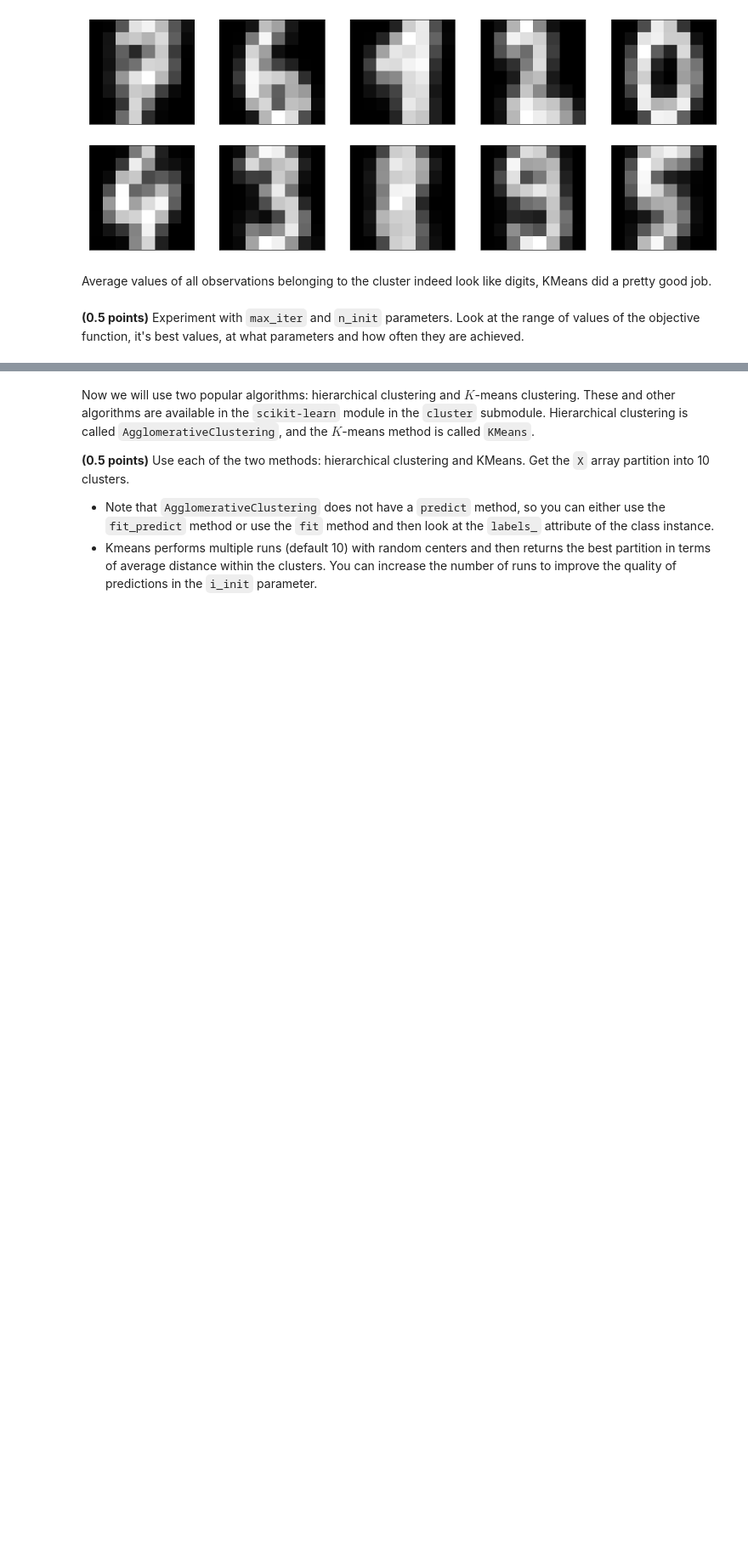
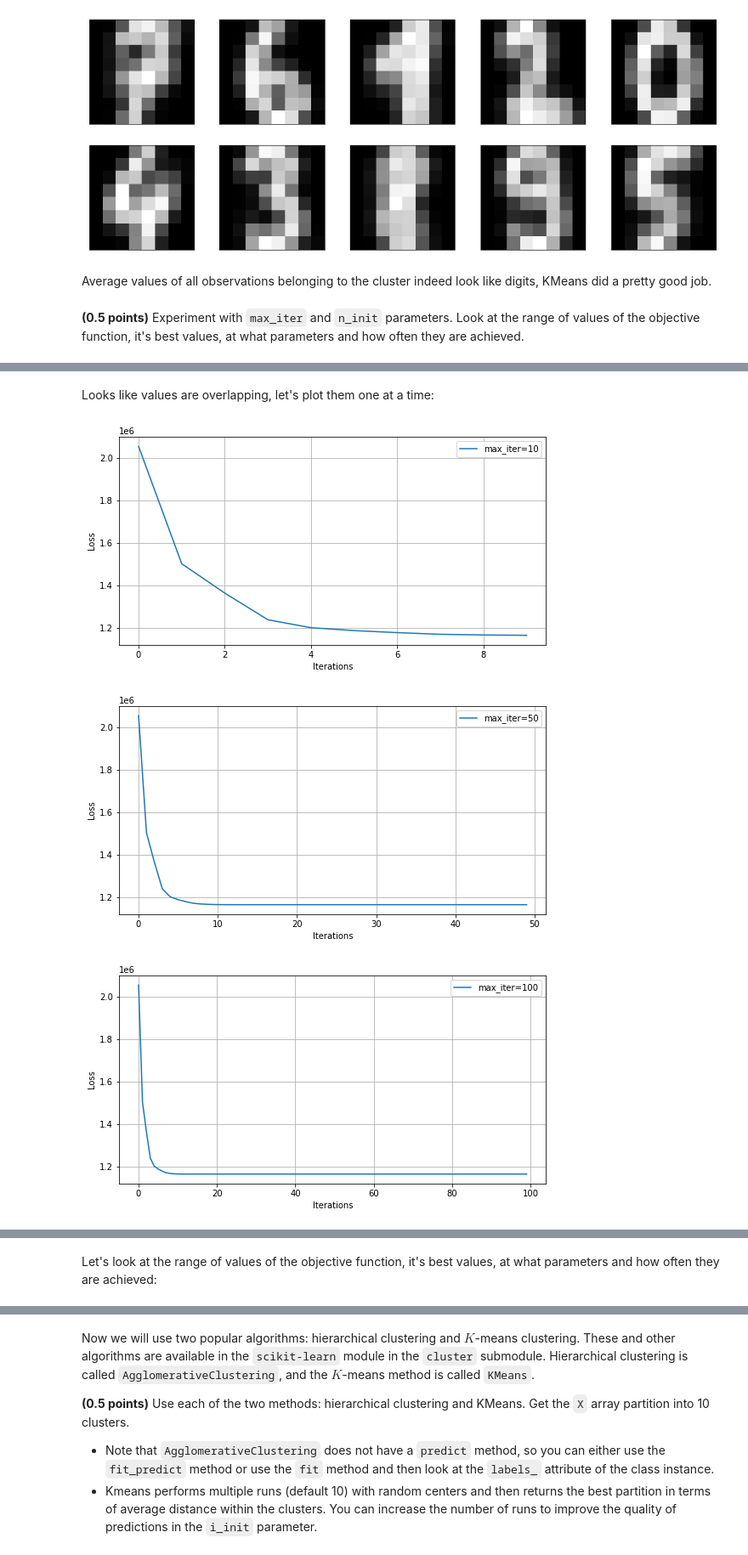
Before and after one commit to Bayramova/rs_school_assignments, a Jupyter notebook: clustering.ipynb, the cells around one changed output, grey strips where cells are left out. Shown at 85% size. Drawn from its saved outputs; the diff is of its cells as text; code cells hidden in the pictures; blank space fills up the shorter version.

```diff
--- a/clustering.ipynb
+++ b/clustering.ipynb
@@ -154,0 +180,15 @@ Average values of all observations belonging to the cluster indeed look like dig
+# %% [markdown]
+Looks like values are overlapping, let's plot them one at a time:
+# %%
+for i in range(1, len(loss_history)):
+    plt.figure(figsize=(9, 4.5))
+    plt.plot(loss_history[i], label=f'max_iter={iterations[i]}')
+    plt.xlabel('Iterations')
+    plt.ylabel('Loss')
+    plt.grid(True)
+    plt.legend()
+    plt.show()
+# %% [output]
+[figure, added]
+[figure, added]
+[figure, added]
@@ -154,0 +196,2 @@ Average values of all observations belonging to the cluster indeed look like dig
+# %% [markdown]
+Let's look at the range of values of the objective function, it's best values, at what parameters and how often they are achieved:
```
Also changed, not shown: parts of 14 cells of this notebook.
